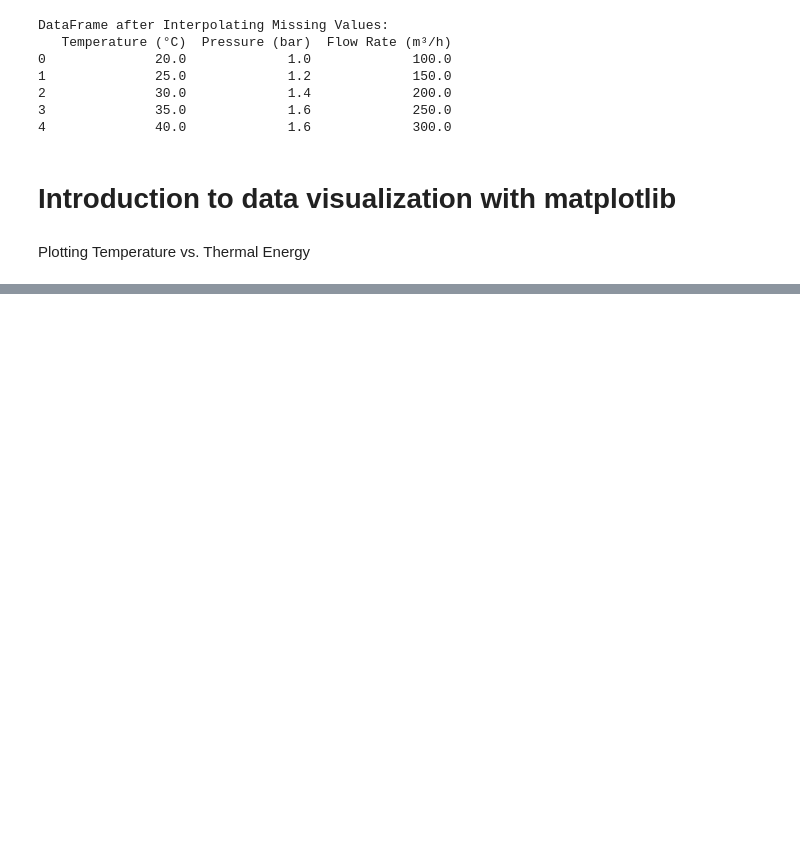
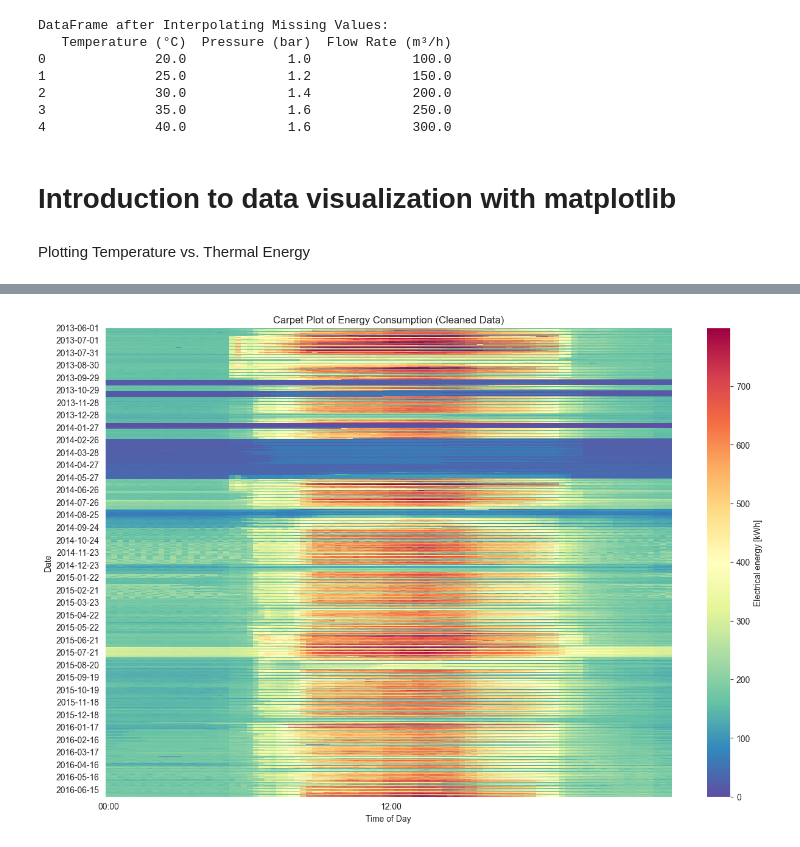
Before and after one commit to baeda-polito/geae-python, a Jupyter notebook: exercise-1/exercise-1-part-3-nb.ipynb, the cells around one changed output, grey strips where cells are left out. Drawn from its saved outputs; the diff is of its cells as text; code cells hidden in the pictures; blank space fills up the shorter version.

```diff
--- a/exercise-1/exercise-1-part-3-nb.ipynb
+++ b/exercise-1/exercise-1-part-3-nb.ipynb
@@ -284,0 +412,6 @@ plt.show()
+# %%
+# detect outlier in TotalP column with IQR method and put them to nan
+Q1 = df['TotalP'].quantile(0.25)
+Q3 = df['TotalP'].quantile(0.75)
+IQR = Q3 - Q1
+df['TotalP'] = df['TotalP'].apply(lambda x: x if Q1 - 1.5 * IQR < x < Q3 + 1.5 * IQR else np.nan)
@@ -284,0 +422,3 @@ plt.show()
+# %%
+# substitute with linear interpolation
+df['TotalP'] = df['TotalP'].interpolate()
@@ -284,0 +429,11 @@ plt.show()
+# %%
+pivot_df = df.pivot_table(index='Date', columns='Time', values='TotalP')
+
+plt.figure(figsize=(15, 10))
+sns.heatmap(pivot_df, cmap='Spectral_r', cbar_kws={'label': 'Electrical energy [kWh]'}, xticklabels=48, yticklabels=30)
+plt.title('Carpet Plot of Energy Consumption (Cleaned Data)')
+plt.xlabel('Time of Day')
+plt.ylabel('Date')
+plt.show()
+# %% [output]
+[figure, added]
```
Also changed, not shown: parts of 35 cells of this notebook, 11 other files.
